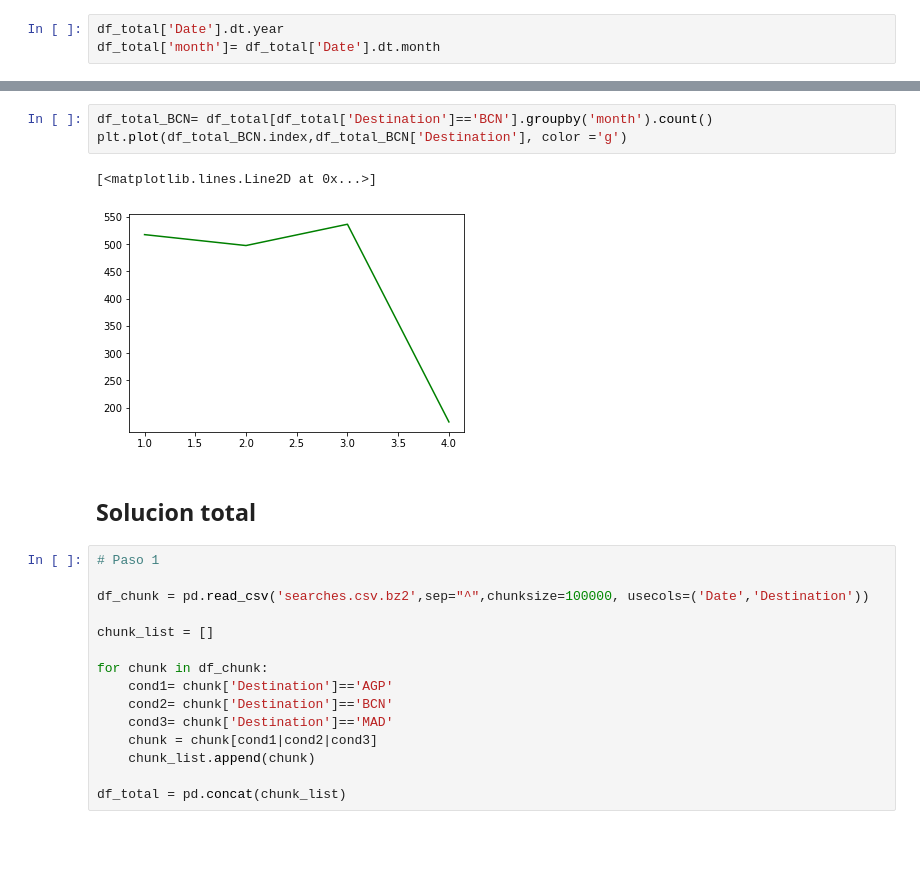
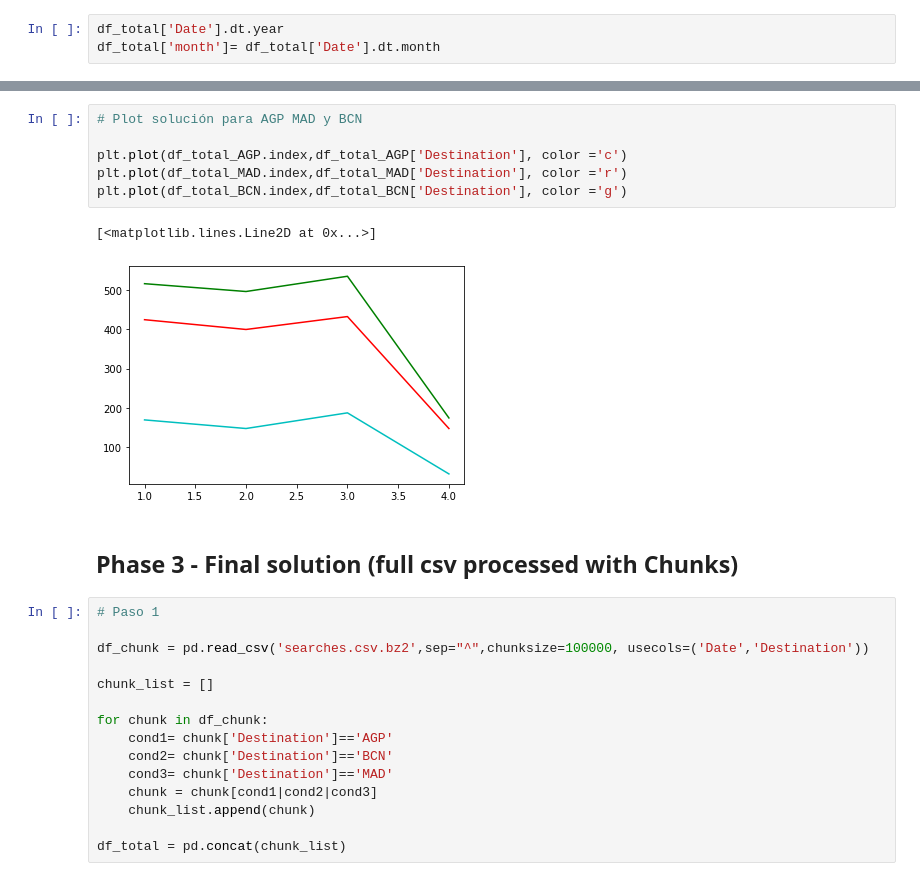
Before and after one commit to javierliro/Challenge-KSHOOL, a Jupyter notebook: Problema3.ipynb, the cells around one changed output, grey strips where cells are left out. Cells and saved outputs as stored; diff of their text form; blank space fills up the shorter version.

```diff
--- a/Problema3.ipynb
+++ b/Problema3.ipynb
@@ -99,11 +102,14 @@ plt.plot(df_total_MAD.index,df_total_MAD['Destination'], color ='r')
-# %%
-df_total_BCN= df_total[df_total['Destination']=='BCN'].groupby('month').count()
-plt.plot(df_total_BCN.index,df_total_BCN['Destination'], color ='g')
-# %% [output]
-[<matplotlib.lines.Line2D at 0x...>]
-[figure, removed]
-# %% [markdown]
-## Solucion total
+# %%
+# Plot solución para AGP MAD y BCN
+
+plt.plot(df_total_AGP.index,df_total_AGP['Destination'], color ='c')
+plt.plot(df_total_MAD.index,df_total_MAD['Destination'], color ='r')
+plt.plot(df_total_BCN.index,df_total_BCN['Destination'], color ='g')
+# %% [output]
+[<matplotlib.lines.Line2D at 0x...>]
+[figure, added]
+# %% [markdown]
+## Phase 3 - Final solution (full csv processed with Chunks)
 # %%
 # Paso 1
 
```
Also changed, not shown: parts of 9 cells of this notebook, 1 other file.
